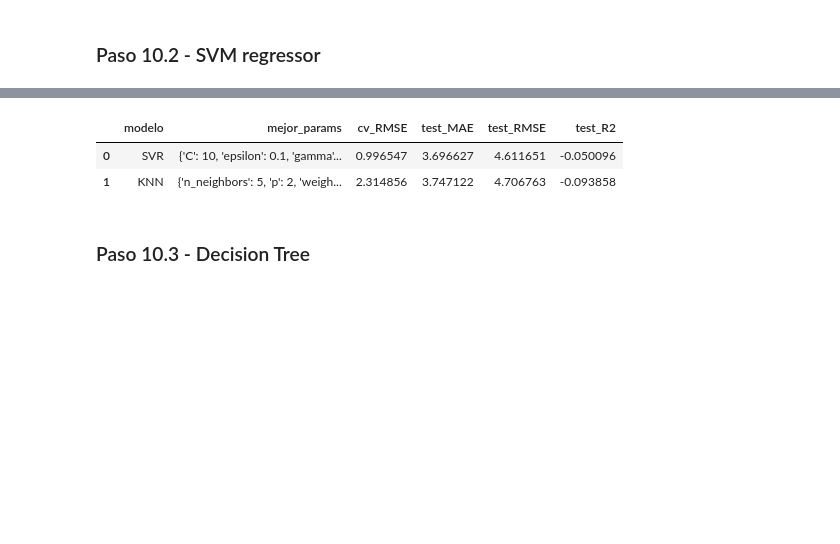
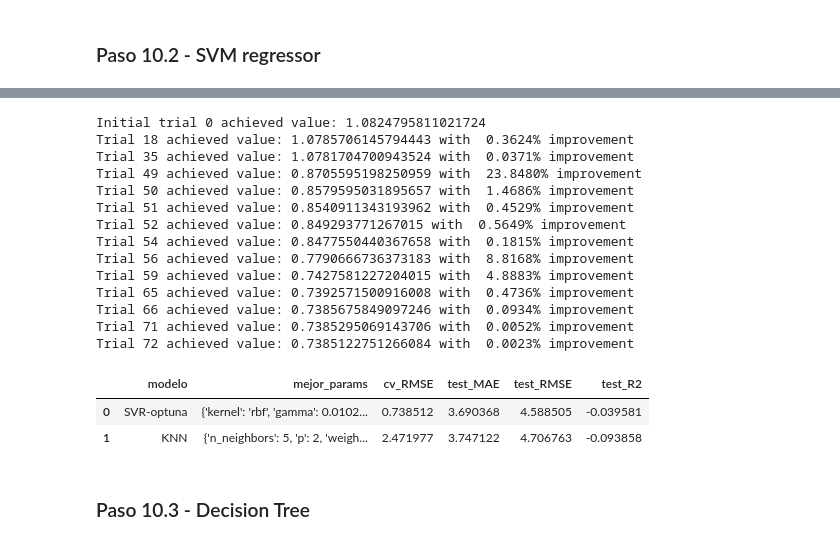
Before and after one commit to gasper-az/aprMaqI_CEIA, a Jupyter notebook: trabajo_practico/ResolucionTrabajoPractico.ipynb, the cells around one changed output, grey strips where cells are left out. Cells and saved outputs as stored; diff of their text form; code cells hidden in the pictures; blank space fills up the shorter version.

Commit message:
[TP-Final] SVR mediante optuna + fix discretización variables

```diff
--- a/trabajo_practico/ResolucionTrabajoPractico.ipynb
+++ b/trabajo_practico/ResolucionTrabajoPractico.ipynb
@@ -1258,16 +1336,51 @@ best_knn = eval_and_store("KNN", knn, X_train, y_train, X_test, y_test)
-# %%
-from sklearn.svm import SVR
-
-svr = GridSearchCV(
-    SVR(kernel="rbf"),
-    {"C":[0.1,1,10,100,1000], "gamma":["scale","auto",1e-1,1e-2,1e-3], "epsilon":[0.1,0.2,0.3]},
-    scoring=rmse_scorer, cv=cv, n_jobs=-1, verbose=0
-)
-best_svr = eval_and_store("SVR", svr, X_train, y_train, X_test, y_test)
-# %% [output]
-|  | modelo | mejor_params | cv_RMSE | test_MAE | test_RMSE | test_R2 |
-| 0 | SVR | {'C': 10, 'epsilon': 0.1, 'gamma'... | 0.996547 | 3.696627 | 4.611651 | -0.050096 |
-| 1 | KNN | {'n_neighbors': 5, 'p': 2, 'weigh... | 2.314856 | 3.747122 | 4.706763 | -0.093858 |
+# %%
+from sklearn.svm import SVR
+
+# Función objetivo para SVR, necesaria para trabajar con optuna.
+def objective_SVR(trial):
+    kernel = trial.suggest_categorical("kernel", ["linear", "poly", "rbf", "sigmoid"])
+    gamma = trial.suggest_float("gamma", 1e-4, 1.0, log=True)
+    epsilon = trial.suggest_float("epsilon", 1e-4, 1.0, log=True)
+    C_ = trial.suggest_float("C", 1, 1000, log=True)
+
+    match kernel:
+        case "poly":
+            degree = trial.suggest_int("degree", 2, 5)
+            svr_model = SVR(kernel=kernel, degree=degree, gamma=gamma, epsilon=epsilon, C=C_)
+        case "sigmoid" | "rbf":
+            svr_model = SVR(kernel=kernel, gamma=gamma, epsilon=epsilon, C=C_)
+        case _: # "linear"
+            svr_model = SVR(kernel=kernel)
+
+    score = cross_val_score(svr_model, X_train, y_train, cv=cv, scoring="neg_root_mean_squared_error", n_jobs=-1)
+
+    # Como utilizamos `neg_root_mean_squared_error`, multiplicamos por -1
+    # More info: https://datascience.stackexchange.com/a/93534
+    return score.mean() * (-1)
+# %%
+optuna.logging.set_verbosity(optuna.logging.ERROR)
+
+svr_study = optuna.create_study(direction="minimize")
+svr_study.optimize(objective_SVR, n_trials=100, callbacks=[champion_callback])
+best_svr, best_svr_params = optuna_eval_and_store("SVR-optuna", SVR, svr_study, X_train, y_train, X_test, y_test)
+# %% [output]
+Initial trial 0 achieved value: 1.0824795811021724
+Trial 18 achieved value: 1.0785706145794443 with  0.3624% improvement
+Trial 35 achieved value: 1.0781704700943524 with  0.0371% improvement
+Trial 49 achieved value: 0.8705595198250959 with  23.8480% improvement
+Trial 50 achieved value: 0.8579595031895657 with  1.4686% improvement
+Trial 51 achieved value: 0.8540911343193962 with  0.4529% improvement
+Trial 52 achieved value: 0.849293771267015 with  0.5649% improvement
+Trial 54 achieved value: 0.8477550440367658 with  0.1815% improvement
+Trial 56 achieved value: 0.7790666736373183 with  8.8168% improvement
+Trial 59 achieved value: 0.7427581227204015 with  4.8883% improvement
+Trial 65 achieved value: 0.7392571500916008 with  0.4736% improvement
+Trial 66 achieved value: 0.7385675849097246 with  0.0934% improvement
+Trial 71 achieved value: 0.7385295069143706 with  0.0052% improvement
+Trial 72 achieved value: 0.7385122751266084 with  0.0023% improvement
+|  | modelo | mejor_params | cv_RMSE | test_MAE | test_RMSE | test_R2 |
+| 0 | SVR-optuna | {'kernel': 'rbf', 'gamma': 0.0102... | 0.738512 | 3.690368 | 4.588505 | -0.039581 |
+| 1 | KNN | {'n_neighbors': 5, 'p': 2, 'weigh... | 2.471977 | 3.747122 | 4.706763 | -0.093858 |
 # %% [markdown]
 ### Paso 10.3 - Decision Tree
 # %% [markdown]
```
Also changed, not shown: parts of 16 cells of this notebook, 1 other file.
